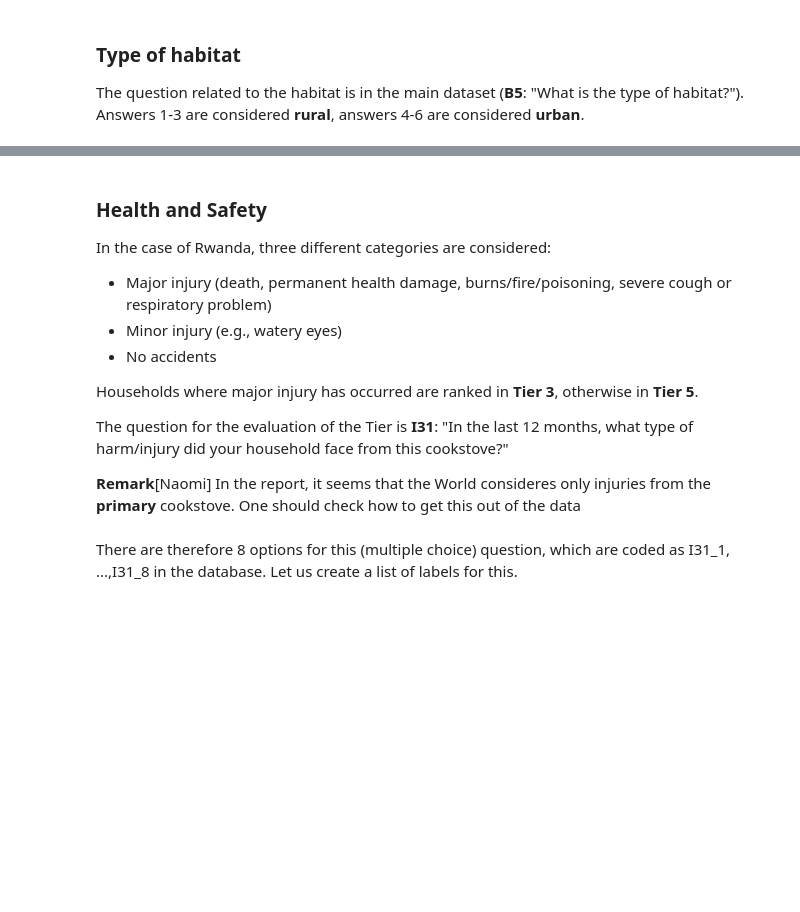
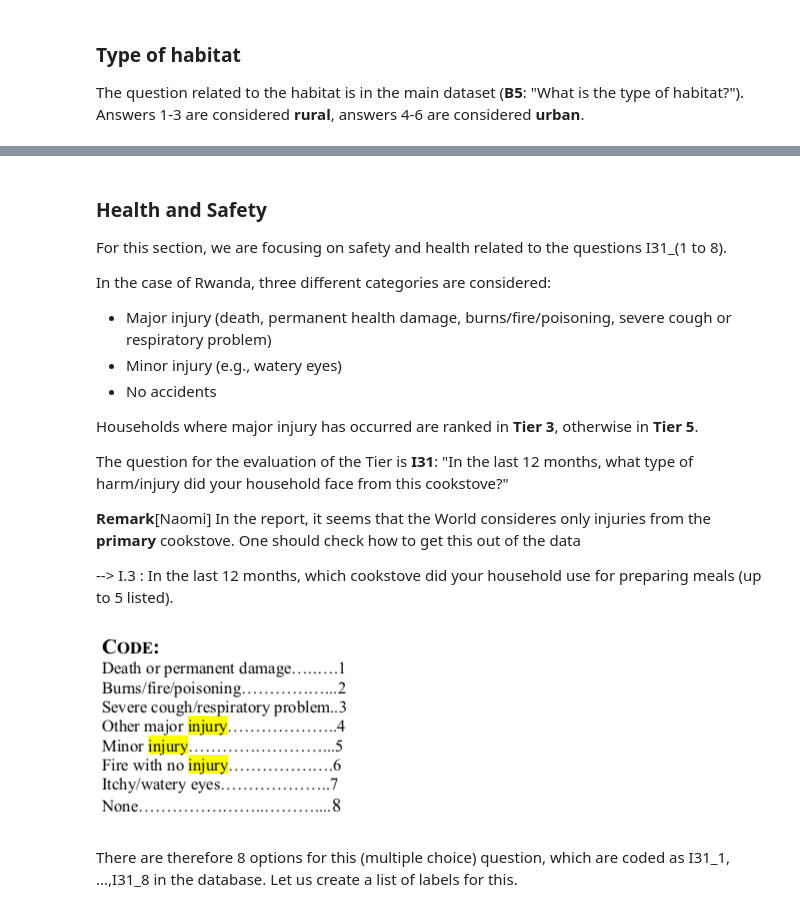
Before and after one commit to alfonsocaiazzo/esmap-mtf-data, a Jupyter notebook: Rwanda/analysis/rwanda.ipynb, the cells around one changed output, grey strips where cells are left out. Cells and saved outputs as stored; diff of their text form; code cells hidden in the pictures; blank space fills up the shorter version.

```diff
--- a/Rwanda/analysis/rwanda.ipynb
+++ b/Rwanda/analysis/rwanda.ipynb
@@ -69,6 +124,7 @@ main['habitat'] = habitat
 # %% [markdown]
 ### Health and Safety
 
+For this section, we are focusing on safety and health related  to the questions I31_(1 to 8).
 
 In the case of Rwanda, three different categories are considered:
 - Major injury (death, permanent health damage, burns/fire/poisoning, severe cough or respiratory problem)
@@ -80,3 +136,5 @@ Households where major injury has occurred are ranked in **Tier 3**, otherwise i
 The question for the evaluation of the Tier is **I31**: "In the last 12 months, what type of harm/injury did your household face from this cookstove?"
 
 **Remark**[Naomi] In the report, it seems that the World consideres only injuries from the **primary** cookstove. One should check how to get this out of the data
+
+--> I.3 : In the last 12 months, which cookstove did your household use for preparing meals (up to 5 listed).
@@ -86,2 +141,7 @@ The question for the evaluation of the Tier is **I31**: "In the last 12 months,
+# %%
+# Here is a screenshot of the questionnaire.
+Image("../references/cooking_injuries.png")
+# %% [output]
+[figure, added]
 # %% [markdown]
 There are therefore 8 options for this (multiple choice) question, which are coded as I31_1, ...,I31_8 in the database. Let us create a list of labels for this.
```
Also changed, not shown: parts of 67 cells of this notebook, 1 other file.
